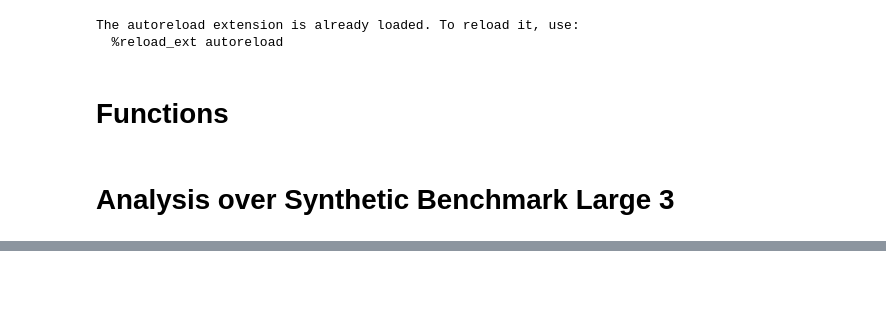
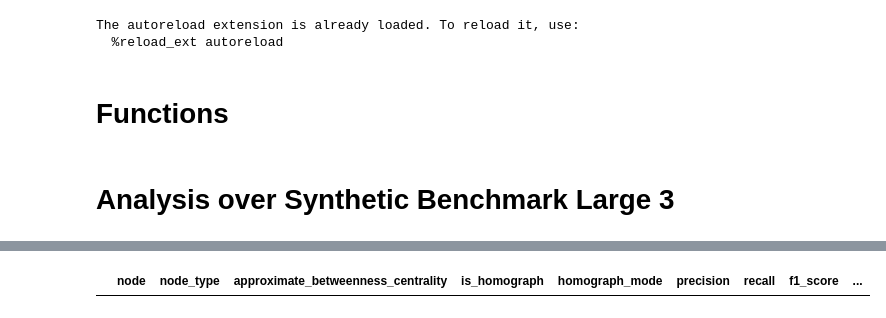
Before and after one commit to northeastern-datalab/domain_net, a Jupyter notebook: homograph_types_generation/evaluation.ipynb, the cells around one changed output, grey strips where cells are left out. Cells and saved outputs as stored; diff of their text form; code cells hidden in the pictures; blank space fills up the shorter version.

```diff
--- a/homograph_types_generation/evaluation.ipynb
+++ b/homograph_types_generation/evaluation.ipynb
@@ -79,0 +131,4 @@ with open('evaluation/synthetic_benchmark_large3/eval_dfs.pickle', 'wb') as f:
+# %%
+eval_dfs['homographs_symbolic_numeric'][eval_dfs['homographs_symbolic_numeric']['is_homograph']==True]
+# %% [output]
+|  | node | node_type | approximate_betweenness_centrality | is_homograph | homograph_mode | precision | recall | f1_score | ... |
```
Also changed, not shown: parts of 6 cells of this notebook.
